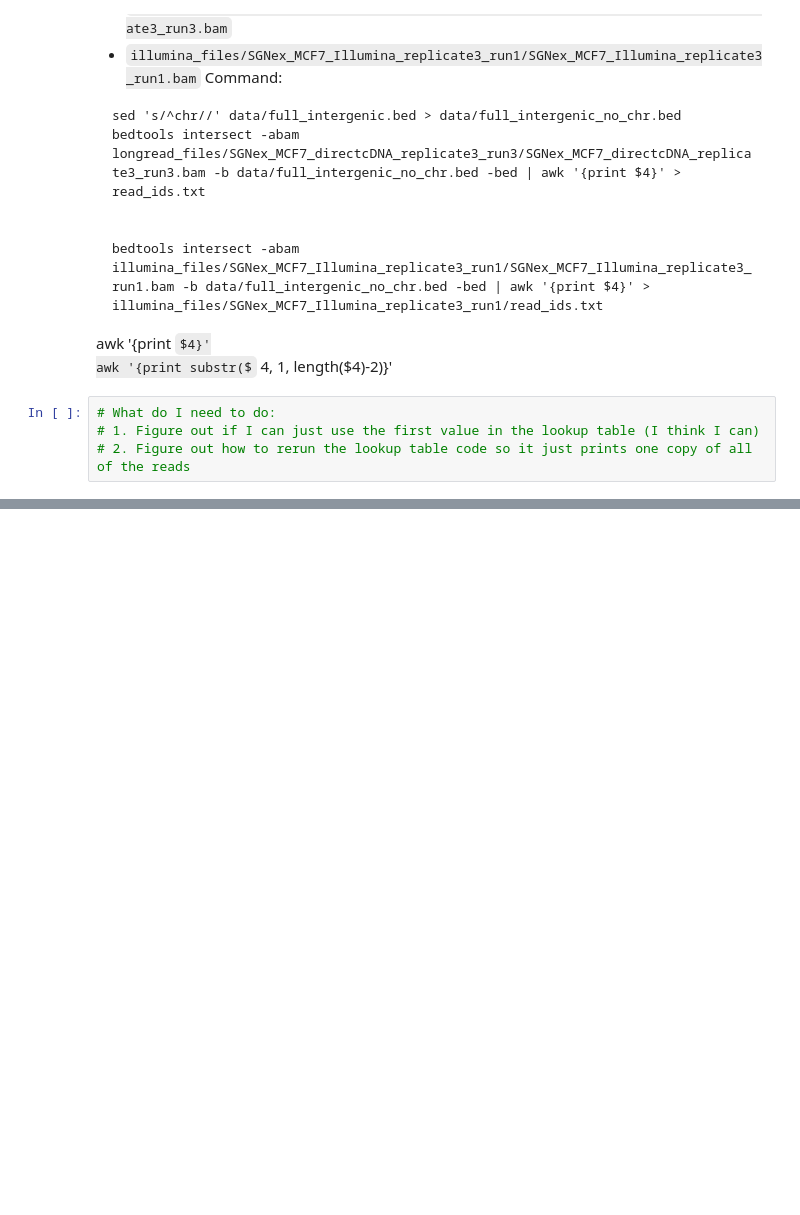
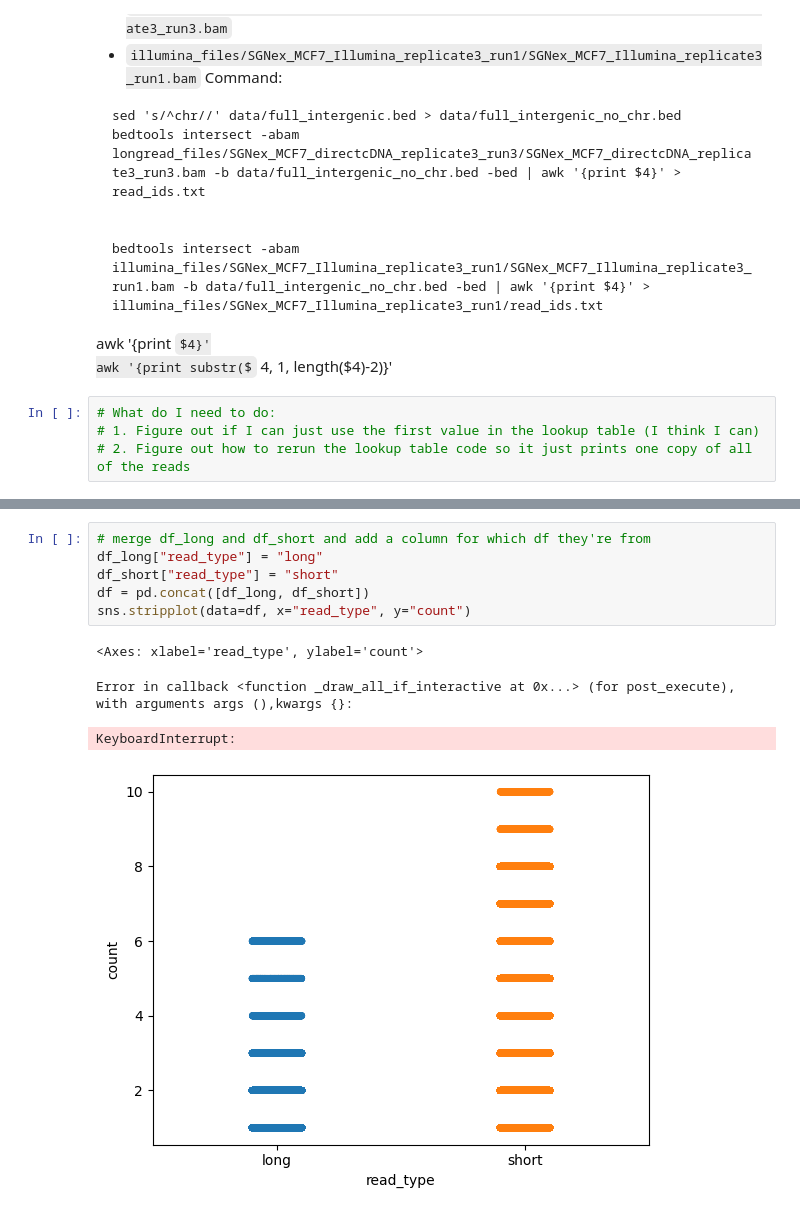
Before and after one commit to gage-lab/bulk_te_bench, a Jupyter notebook: analysis/multimapping_analysis.ipynb, the cells around one changed output, grey strips where cells are left out. Saved outputs shown, nothing was run; the diff lists cells and outputs as text; some formulas as TeX source; blank space fills up the shorter version.

```diff
--- a/analysis/multimapping_analysis.ipynb
+++ b/analysis/multimapping_analysis.ipynb
@@ -145,0 +126,11 @@ run_sims(df, read_ids, "MCF-7 Short Read Replicate 3")
+# %%
+# merge df_long and df_short and add a column for which df they're from
+df_long["read_type"] = "long"
+df_short["read_type"] = "short"
+df = pd.concat([df_long, df_short])
+sns.stripplot(data=df, x="read_type", y="count")
+# %% [output]
+<Axes: xlabel='read_type', ylabel='count'>
+Error in callback <function _draw_all_if_interactive at 0x...> (for post_execute), with arguments args (),kwargs {}:
+KeyboardInterrupt:
+[figure, added]
```
Also changed, not shown: parts of 45 cells of this notebook, 1 other file.
